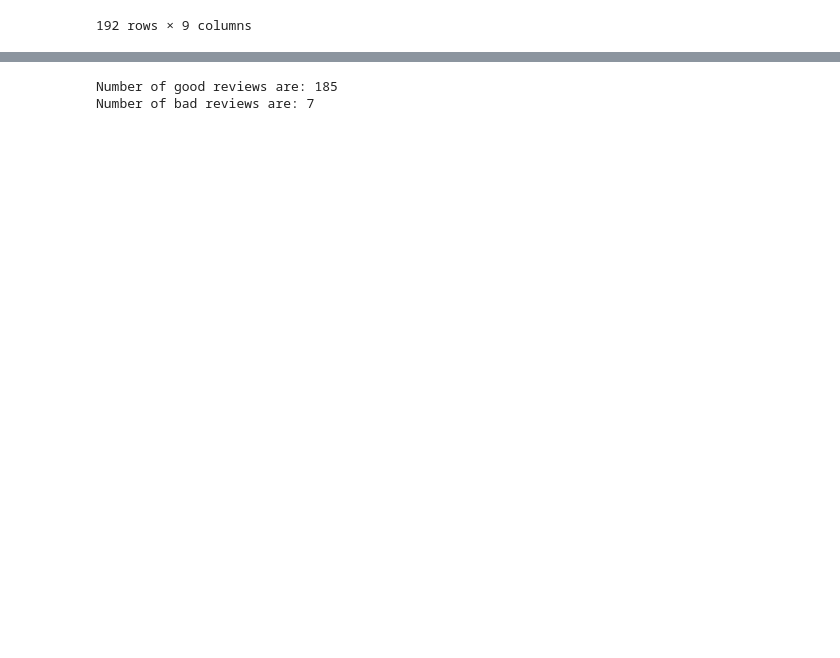
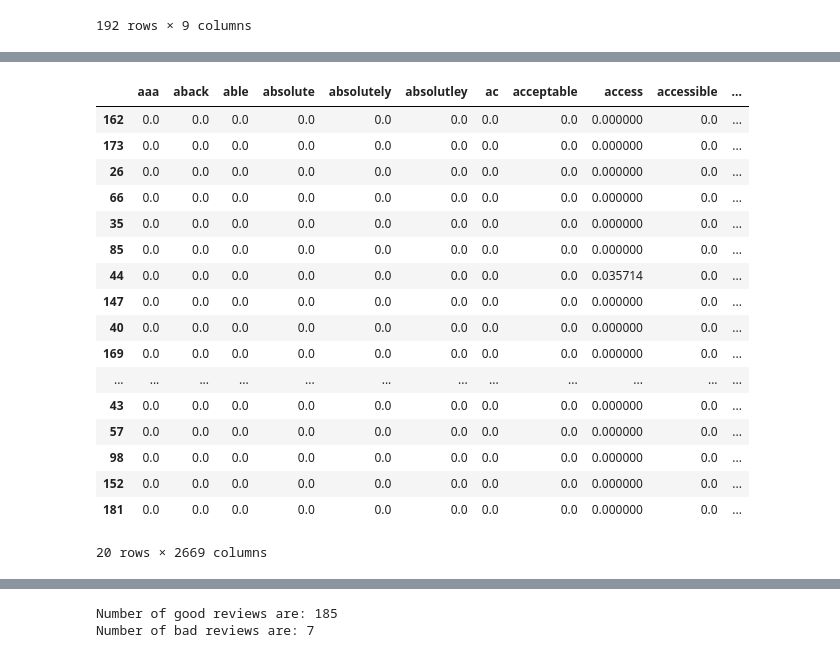
Before and after one commit to vvenkatesh-ML/Projects, a Jupyter notebook: IoT Analytics/Assignment 2/Assignment_2_VishaalVenkatesh.ipynb, the cells around one changed output, grey strips where cells are left out. Saved outputs shown, nothing was run; the diff lists cells and outputs as text; code cells hidden in the pictures; blank space fills up the shorter version.

```diff
--- a/IoT Analytics/Assignment 2/Assignment_2_VishaalVenkatesh.ipynb
+++ b/IoT Analytics/Assignment 2/Assignment_2_VishaalVenkatesh.ipynb
@@ -221,0 +211,24 @@ sort_tf.head(20)
+# %%
+tf_mat['Max'] = tf_mat.idxmax(axis = 1, skipna = True)
+tf_mat['Max Value'] = tf_mat.max(axis  = 1)
+tf_sorted = tf_mat.sort_values(by = 'Max Value', ascending = False)
+tf_sorted.head(20)
+# %% [output]
+|  | aaa | aback | able | absolute | absolutely | absolutley | ac | acceptable | access | accessible | ... |
+| 162 | 0.0 | 0.0 | 0.0 | 0.0 | 0.0 | 0.0 | 0.0 | 0.0 | 0.000000 | 0.0 | ... |
+| 173 | 0.0 | 0.0 | 0.0 | 0.0 | 0.0 | 0.0 | 0.0 | 0.0 | 0.000000 | 0.0 | ... |
+| 26 | 0.0 | 0.0 | 0.0 | 0.0 | 0.0 | 0.0 | 0.0 | 0.0 | 0.000000 | 0.0 | ... |
+| 66 | 0.0 | 0.0 | 0.0 | 0.0 | 0.0 | 0.0 | 0.0 | 0.0 | 0.000000 | 0.0 | ... |
+| 35 | 0.0 | 0.0 | 0.0 | 0.0 | 0.0 | 0.0 | 0.0 | 0.0 | 0.000000 | 0.0 | ... |
+| 85 | 0.0 | 0.0 | 0.0 | 0.0 | 0.0 | 0.0 | 0.0 | 0.0 | 0.000000 | 0.0 | ... |
+| 44 | 0.0 | 0.0 | 0.0 | 0.0 | 0.0 | 0.0 | 0.0 | 0.0 | 0.035714 | 0.0 | ... |
+| 147 | 0.0 | 0.0 | 0.0 | 0.0 | 0.0 | 0.0 | 0.0 | 0.0 | 0.000000 | 0.0 | ... |
+| 40 | 0.0 | 0.0 | 0.0 | 0.0 | 0.0 | 0.0 | 0.0 | 0.0 | 0.000000 | 0.0 | ... |
+| 169 | 0.0 | 0.0 | 0.0 | 0.0 | 0.0 | 0.0 | 0.0 | 0.0 | 0.000000 | 0.0 | ... |
+| ... | ... | ... | ... | ... | ... | ... | ... | ... | ... | ... | ... |
+| 43 | 0.0 | 0.0 | 0.0 | 0.0 | 0.0 | 0.0 | 0.0 | 0.0 | 0.000000 | 0.0 | ... |
+| 57 | 0.0 | 0.0 | 0.0 | 0.0 | 0.0 | 0.0 | 0.0 | 0.0 | 0.000000 | 0.0 | ... |
+| 98 | 0.0 | 0.0 | 0.0 | 0.0 | 0.0 | 0.0 | 0.0 | 0.0 | 0.000000 | 0.0 | ... |
+| 152 | 0.0 | 0.0 | 0.0 | 0.0 | 0.0 | 0.0 | 0.0 | 0.0 | 0.000000 | 0.0 | ... |
+| 181 | 0.0 | 0.0 | 0.0 | 0.0 | 0.0 | 0.0 | 0.0 | 0.0 | 0.000000 | 0.0 | ... |
+20 rows × 2669 columns
```
Also changed, not shown: parts of 14 cells of this notebook.
